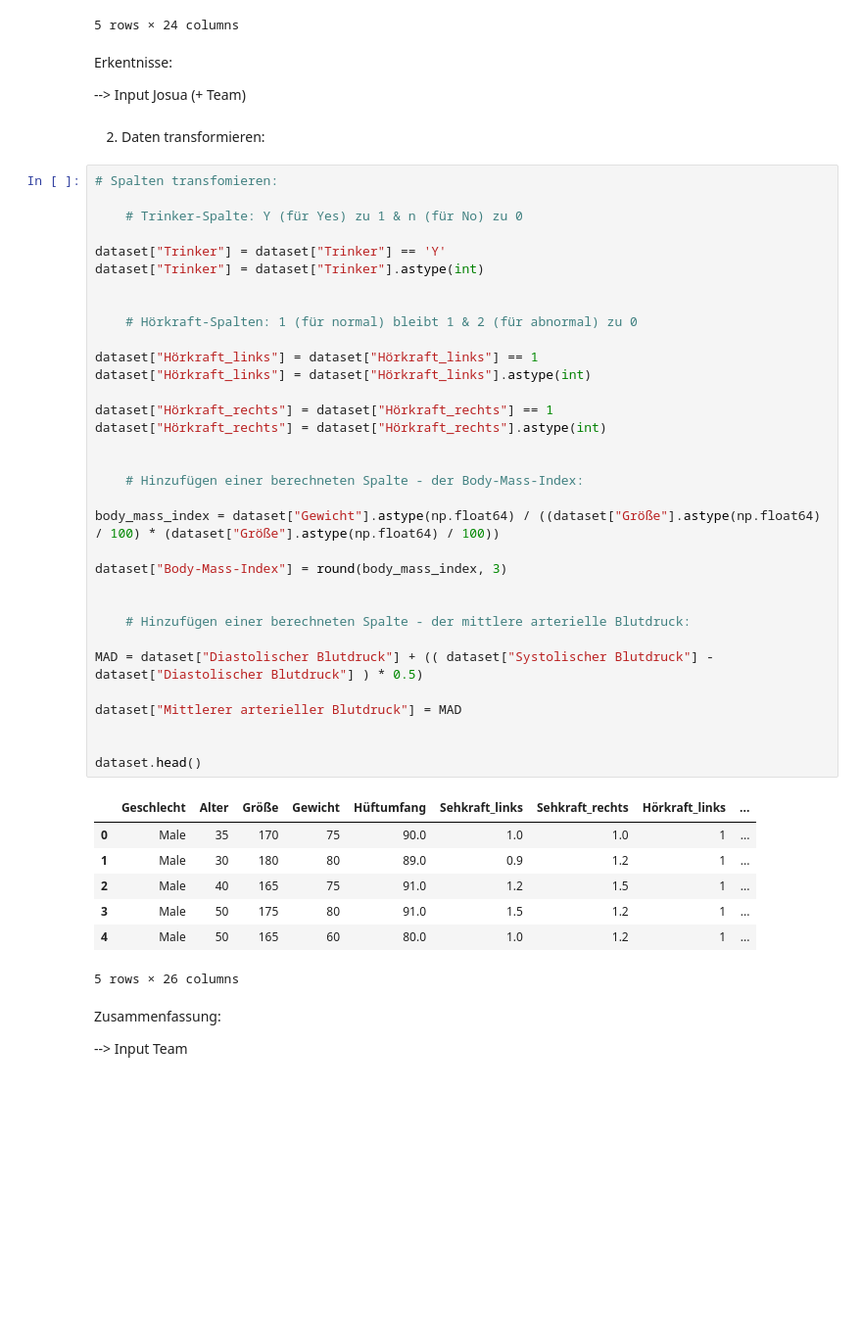
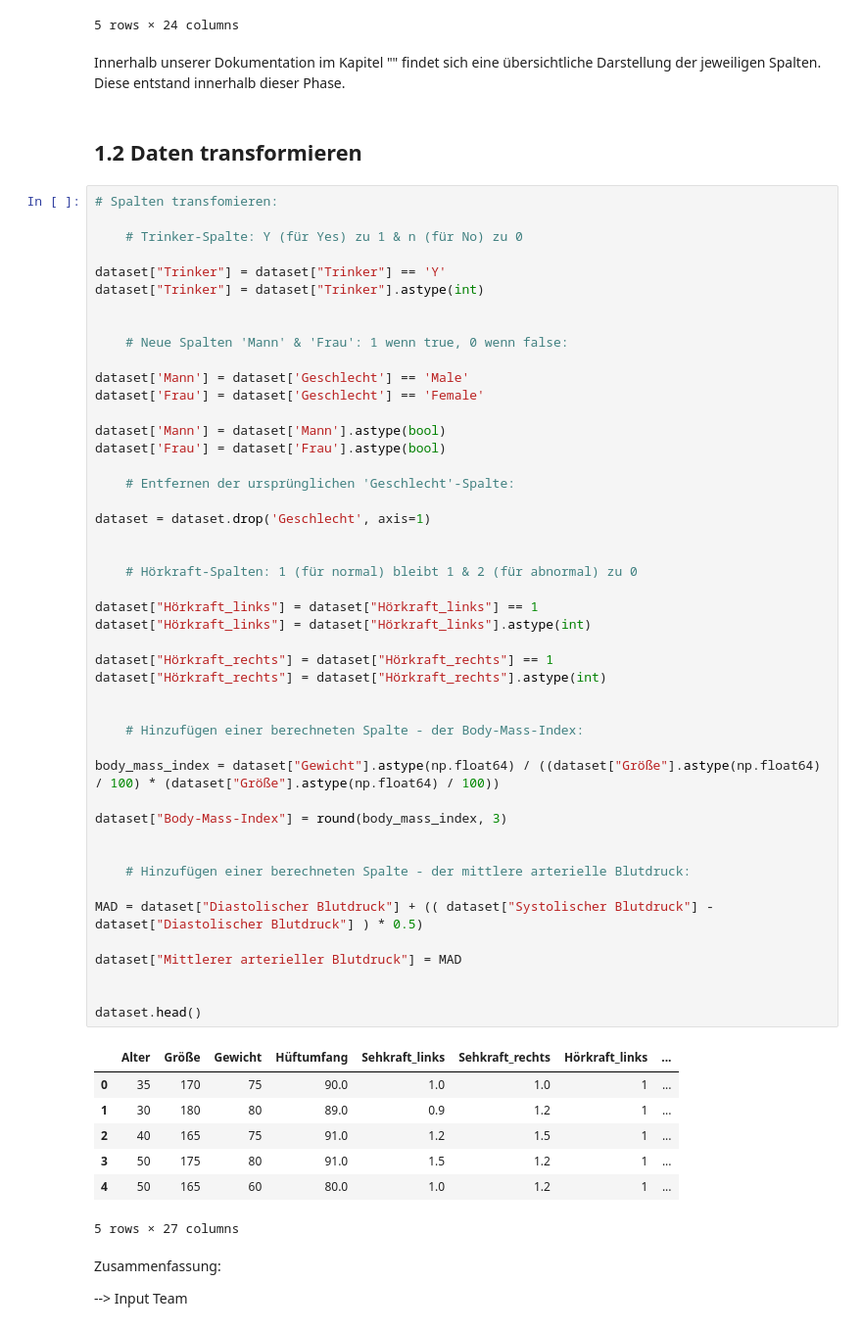
Before and after one commit to SebastianGrab/DataAnalyticsWS23-24, a Jupyter notebook: Projektarbeit/Projektarbeit_Grab_Klöble_Ricker.ipynb, the cells around one changed output. Shown at 98% size. Cells and saved outputs as stored; diff of their text form; blank space fills up the shorter version.

```diff
--- a/Projektarbeit/Projektarbeit_Grab_Klöble_Ricker.ipynb
+++ b/Projektarbeit/Projektarbeit_Grab_Klöble_Ricker.ipynb
@@ -38,12 +39,10 @@ dataset.head()
 | 3 | Male | 50 | 175 | 80 | 91.0 | 1.5 | 1.2 | 1.0 | ... |
 | 4 | Male | 50 | 165 | 60 | 80.0 | 1.0 | 1.2 | 1.0 | ... |
 5 rows × 24 columns
-# %% [markdown]
-Erkentnisse:
-
---> Input Josua (+ Team)
+# %% [markdown]
+Innerhalb unserer Dokumentation im Kapitel "" findet sich eine übersichtliche Darstellung der jeweiligen Spalten. Diese entstand innerhalb dieser Phase.
 # %% [markdown]
-2. Daten transformieren:
+## 1.2 Daten transformieren
 # %%
 # Spalten transfomieren:
 
@@ -51,40 +50,53 @@ Erkentnisse:
 
 dataset["Trinker"] = dataset["Trinker"] == 'Y'
 dataset["Trinker"] = dataset["Trinker"].astype(int)
+
+
+    # Neue Spalten 'Mann' & 'Frau': 1 wenn true, 0 wenn false:
+
+dataset['Mann'] = dataset['Geschlecht'] == 'Male'
+dataset['Frau'] = dataset['Geschlecht'] == 'Female'
+
+dataset['Mann'] = dataset['Mann'].astype(bool)
+dataset['Frau'] = dataset['Frau'].astype(bool)
+
+    # Entfernen der ursprünglichen 'Geschlecht'-Spalte:
+
+dataset = dataset.drop('Geschlecht', axis=1)
 
 
     # Hörkraft-Spalten: 1 (für normal) bleibt 1 & 2 (für abnormal) zu 0
 
 dataset["Hörkraft_links"] = dataset["Hörkraft_links"] == 1
 dataset["Hörkraft_links"] = dataset["Hörkraft_links"].astype(int)
 
 dataset["Hörkraft_rechts"] = dataset["Hörkraft_rechts"] == 1
 dataset["Hörkraft_rechts"] = dataset["Hörkraft_rechts"].astype(int)
 
 
     # Hinzufügen einer berechneten Spalte - der Body-Mass-Index:
 
 body_mass_index = dataset["Gewicht"].astype(np.float64) / ((dataset["Größe"].astype(np.float64) / 100) * (dataset["Größe"].astype(np.float64) / 100))
 
 dataset["Body-Mass-Index"] = round(body_mass_index, 3)
 
 
     # Hinzufügen einer berechneten Spalte - der mittlere arterielle Blutdruck:
 
 MAD = dataset["Diastolischer Blutdruck"] + (( dataset["Systolischer Blutdruck"] - dataset["Diastolischer Blutdruck"] ) * 0.5)
 
 dataset["Mittlerer arterieller Blutdruck"] = MAD
 
 
 dataset.head()
 # %% [output]
-|  | Geschlecht | Alter | Größe | Gewicht | Hüftumfang | Sehkraft_links | Sehkraft_rechts | Hörkraft_links | ... |
-| 0 | Male | 35 | 170 | 75 | 90.0 | 1.0 | 1.0 | 1 | ... |
-| 1 | Male | 30 | 180 | 80 | 89.0 | 0.9 | 1.2 | 1 | ... |
-| 2 | Male | 40 | 165 | 75 | 91.0 | 1.2 | 1.5 | 1 | ... |
-| 3 | Male | 50 | 175 | 80 | 91.0 | 1.5 | 1.2 | 1 | ... |
-| 4 | Male | 50 | 165 | 60 | 80.0 | 1.0 | 1.2 | 1 | ... |
+|  | Alter | Größe | Gewicht | Hüftumfang | Sehkraft_links | Sehkraft_rechts | Hörkraft_links | ... |
+| 0 | 35 | 170 | 75 | 90.0 | 1.0 | 1.0 | 1 | ... |
+| 1 | 30 | 180 | 80 | 89.0 | 0.9 | 1.2 | 1 | ... |
+| 2 | 40 | 165 | 75 | 91.0 | 1.2 | 1.5 | 1 | ... |
+| 3 | 50 | 175 | 80 | 91.0 | 1.5 | 1.2 | 1 | ... |
+| 4 | 50 | 165 | 60 | 80.0 | 1.0 | 1.2 | 1 | ... |
-5 rows × 26 columns
+5 rows × 27 columns
 # %% [markdown]
 Zusammenfassung:
 
```
Also changed, not shown: parts of 14 cells of this notebook, 2 other files.
